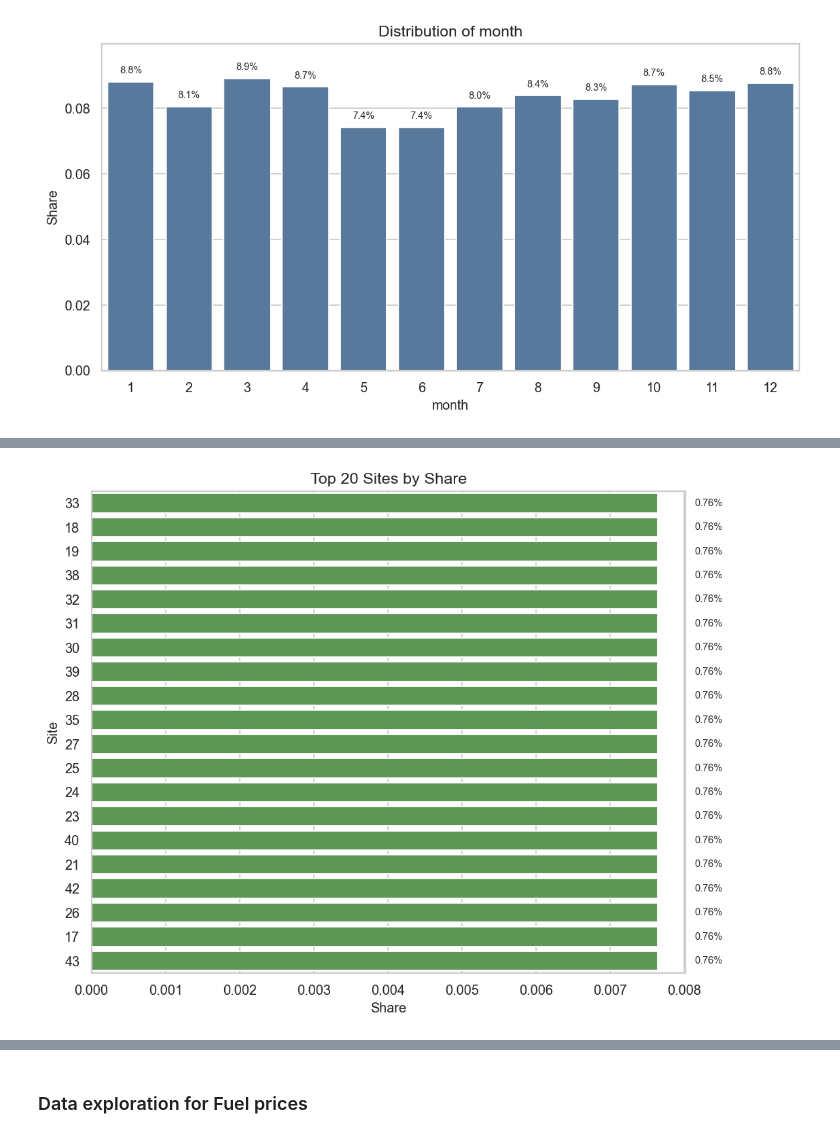
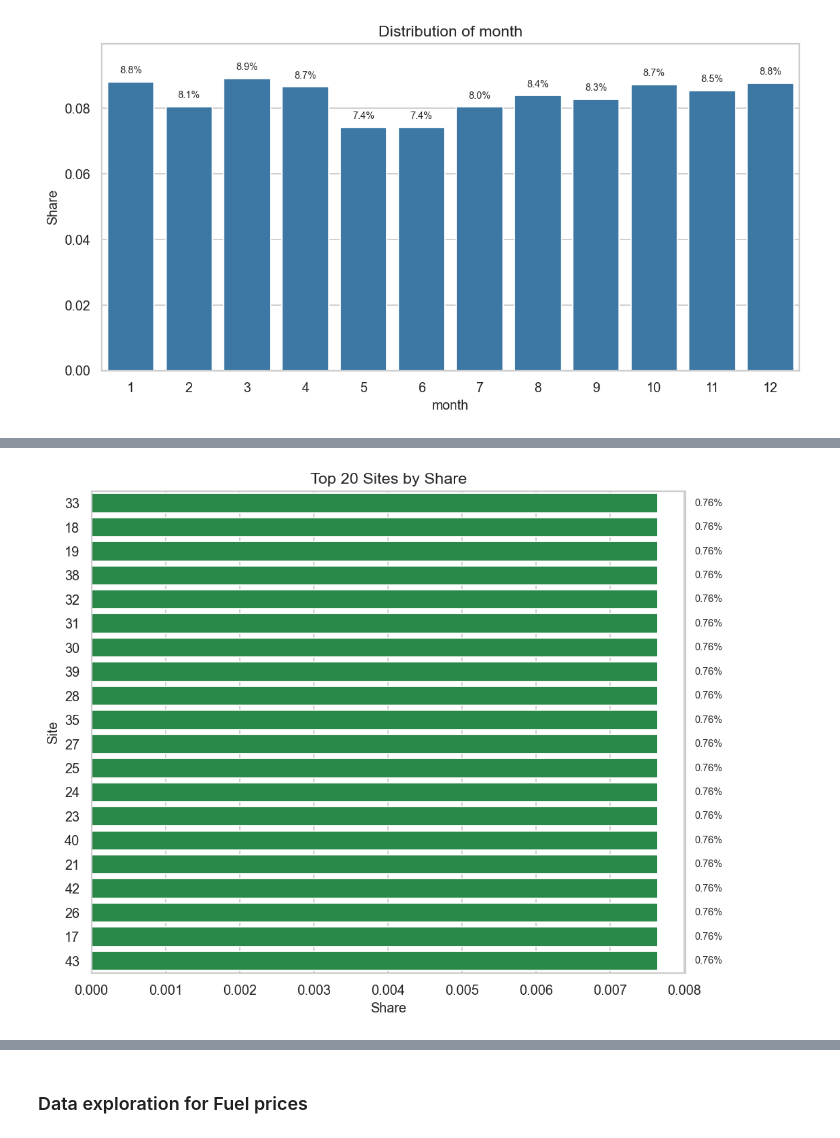
Before and after one commit to annasolodka/mda-cycling-traffic-analysis, a Jupyter notebook: notebooks/03_exploratory_data_analysis.ipynb, the cells around one changed output, grey strips where cells are left out. Cells and saved outputs as stored; diff of their text form; code cells hidden in the pictures.

Commit message:
Update exploratory data analysis notebook

```diff
--- a/notebooks/03_exploratory_data_analysis.ipynb
+++ b/notebooks/03_exploratory_data_analysis.ipynb
@@ -167,7 +167,7 @@ for var_name, order in ordered_vars.items():
     plot_df["share"] = plot_df["n"] / plot_df["n"].sum()
 
     plt.figure(figsize=(9, 4.8))
-    ax = sns.barplot(data=plot_df, x="level", y="share", color="#4C78A8")
+    ax = sns.barplot(data=plot_df, x="level", y="share", color="#2C7BB6")
     ax.set_title(f"Distribution of {var_name}")
     ax.set_xlabel(var_name)
     ax.set_ylabel("Share")
@@ -199,7 +199,7 @@ for var_name in binary_vars:
     plot_df["share"] = plot_df["n"] / plot_df["n"].sum()
 
     plt.figure(figsize=(6, 4.5))
-    ax = sns.barplot(data=plot_df, x="level", y="share", color="#72B7B2")
+    ax = sns.barplot(data=plot_df, x="level", y="share", color="#1A9641")
     ax.set_title(f"Distribution of {var_name}")
     ax.set_xlabel(var_name)
     ax.set_ylabel("Share")
@@ -219,34 +219,34 @@ for var_name in binary_vars:
 # %%
 # Top-20 bar chart for site_id
 
 top_n = 20
 
 site_plot_df = (
     eda_df["site_id"]
     .value_counts(dropna=False)
     .head(top_n)
     .sort_values(ascending=True)
     .rename_axis("level")
     .reset_index(name="n")
 )
 
 site_plot_df["share"] = site_plot_df["n"] / len(eda_df)
 
 plt.figure(figsize=(8, 6.5))
-ax = sns.barplot(data=site_plot_df, x="share", y="level", color="#54A24B")
+ax = sns.barplot(data=site_plot_df, x="share", y="level", color="#1A9641")
 ax.set_title(f"Top {top_n} Sites by Share")
 ax.set_xlabel("Share")
 ax.set_ylabel("Site")
 
 for i, v in enumerate(site_plot_df["share"]):
     ax.text(v + 0.0005, i, f"{v:.2%}", va="center", fontsize=8)
 
 plt.tight_layout()
 plt.savefig(eda_folder / "site_top20_bar.png", bbox_inches="tight")
 plt.show()
 plt.close()
 # %% [output]
-[figure, old version]
+[figure, new version]
 # %%
 # Heatmap for Hour_bin × Weekday using cyclist counts
 
```
Also changed, not shown: parts of 7 cells of this notebook.
